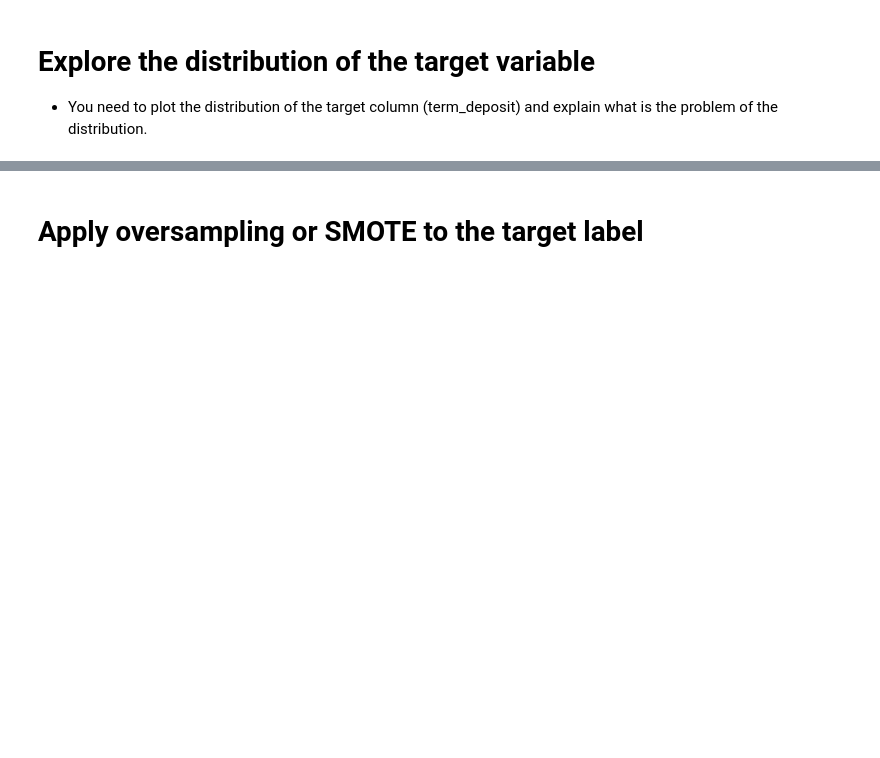
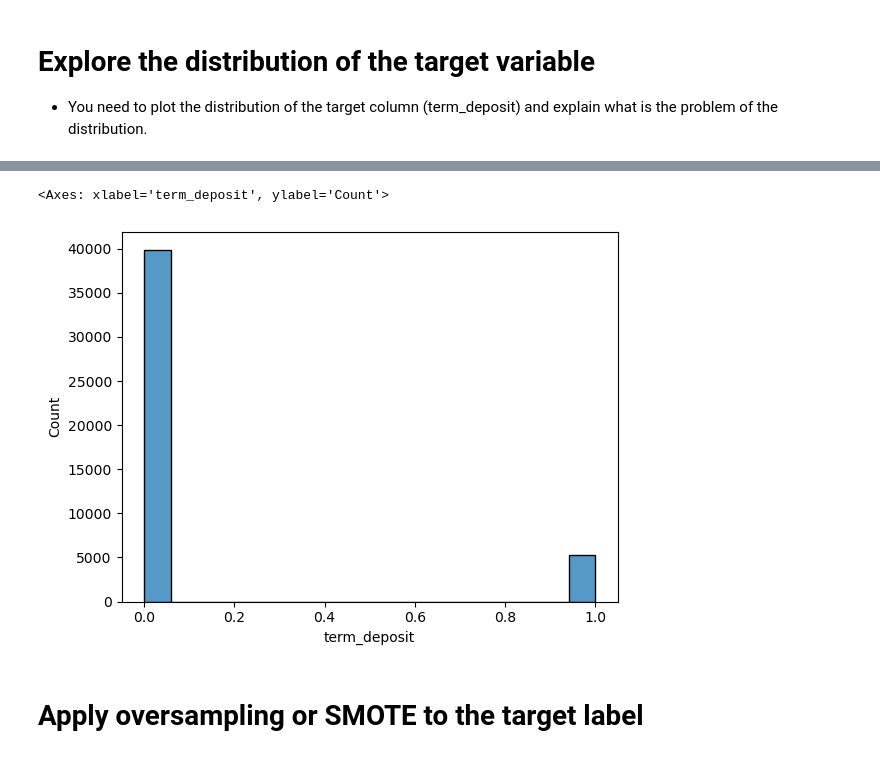
Before and after one commit to Tuwaiq-Data-Science-Bootcamp-V5/Preprocessing_Lab1, a Jupyter notebook: Preprocessing.ipynb, the cells around one changed output, grey strips where cells are left out. Saved outputs shown, nothing was run; the diff lists cells and outputs as text; code cells hidden in the pictures; blank space fills up the shorter version.

```diff
--- a/Preprocessing.ipynb
+++ b/Preprocessing.ipynb
@@ -3,4 +11,6 @@
 # %% [markdown]
 # Load and preview the data
+# %%
+df = pd.read_pickle('users_data_final.pickle')
 # %% [markdown]
 # Check the shape of the data
@@ -13,2 +62,7 @@
+# %%
+sns.histplot(data  = df, x = 'term_deposit')
+# %% [output]
+<Axes: xlabel='term_deposit', ylabel='Count'>
+[figure, added]
 # %% [markdown]
 # Apply oversampling or SMOTE to the target label
```
Also changed, not shown: parts of 9 cells of this notebook.
